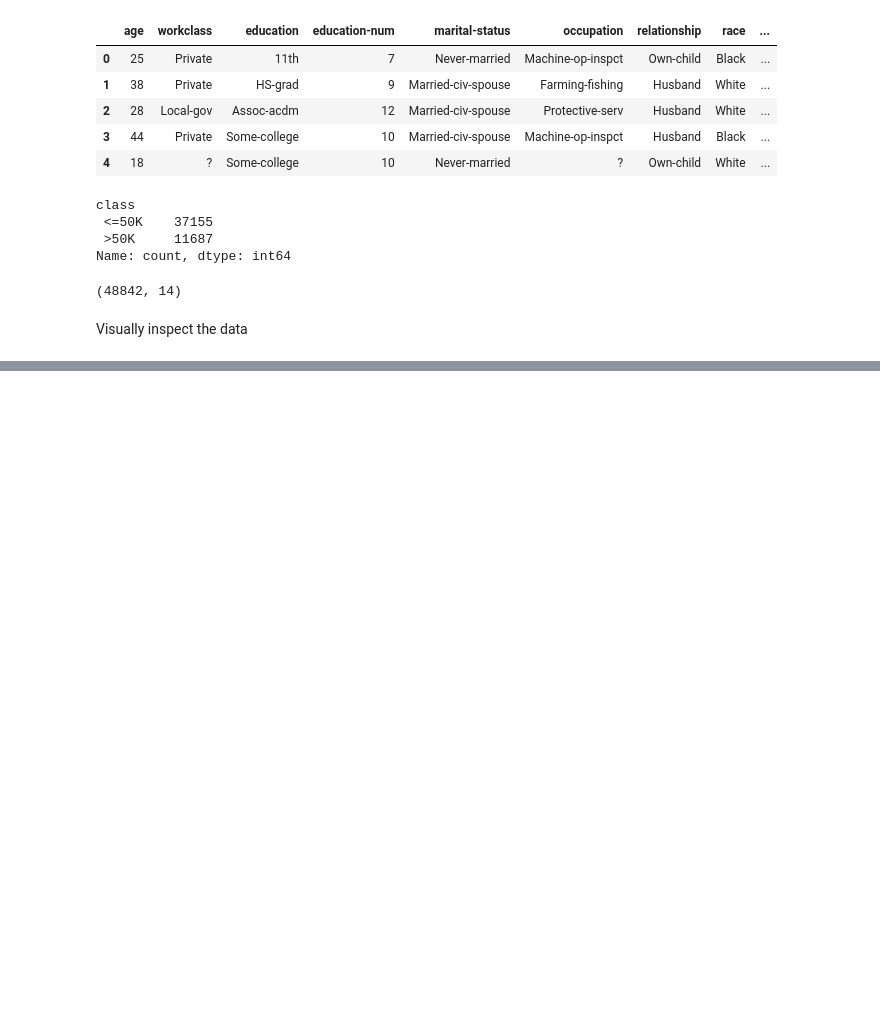
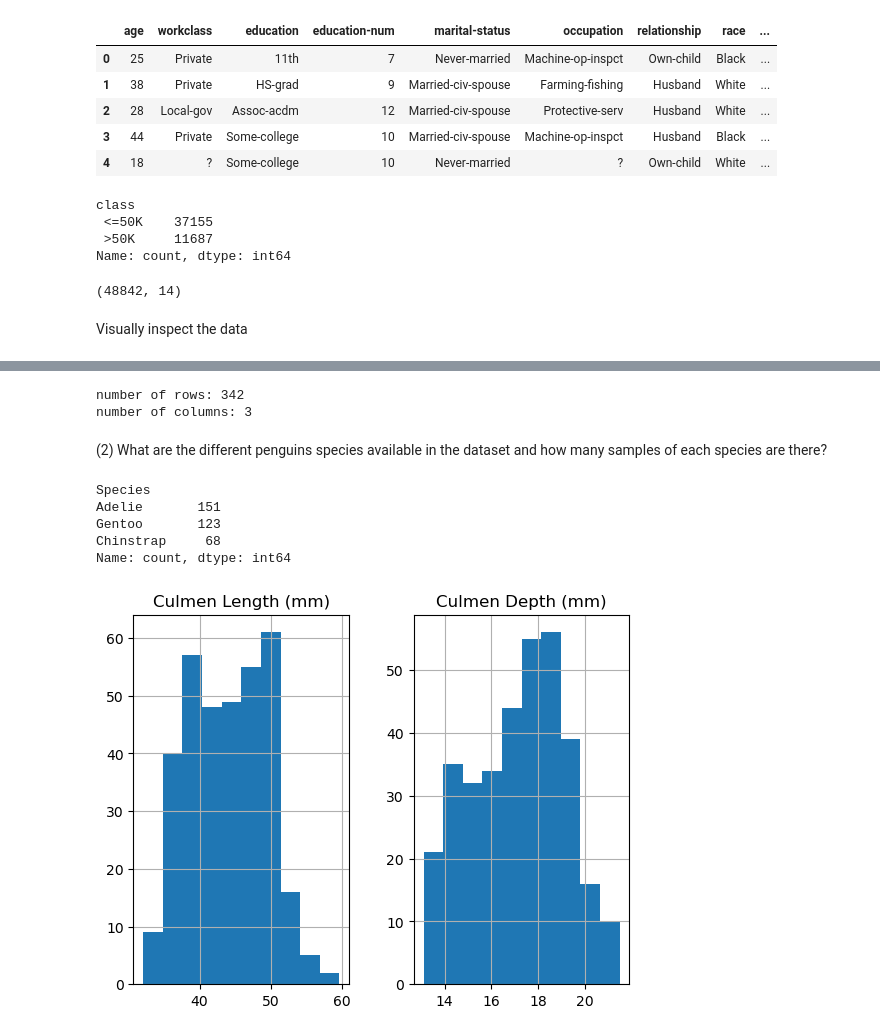
Before and after one commit to flavios-teaching/scikit-learn-mooc, a Jupyter notebook: teaching/test1.ipynb, the cells around one changed output, grey strips where cells are left out. Saved outputs shown, nothing was run; the diff lists cells and outputs as text; code cells hidden in the pictures; blank space fills up the shorter version.

```diff
--- a/teaching/test1.ipynb
+++ b/teaching/test1.ipynb
@@ -58,0 +153,2 @@ _ = adult_census.hist(figsize=(20, 14))
+# %%
+penguins = pd.read_csv("../datasets/penguins_classification.csv")
@@ -58,0 +166,21 @@ _ = adult_census.hist(figsize=(20, 14))
+# %%
+print(f"number of rows: {nrows}")
+print(f"number of columns: {ncols}")
+# %% [output]
+number of rows: 342
+number of columns: 3
+# %% [markdown]
+(2) What are the different penguins species available in the dataset and how many samples of each species are there?
+# %%
+target_column_penguins = "Species"
+penguins[target_column_penguins].value_counts()
+# %% [output]
+Species
+Adelie       151
+Gentoo       123
+Chinstrap     68
+Name: count, dtype: int64
+# %%
+_ = penguins.hist()
+# %% [output]
+[figure, added]
```
Also changed, not shown: parts of 11 cells of this notebook, 5 other files.
